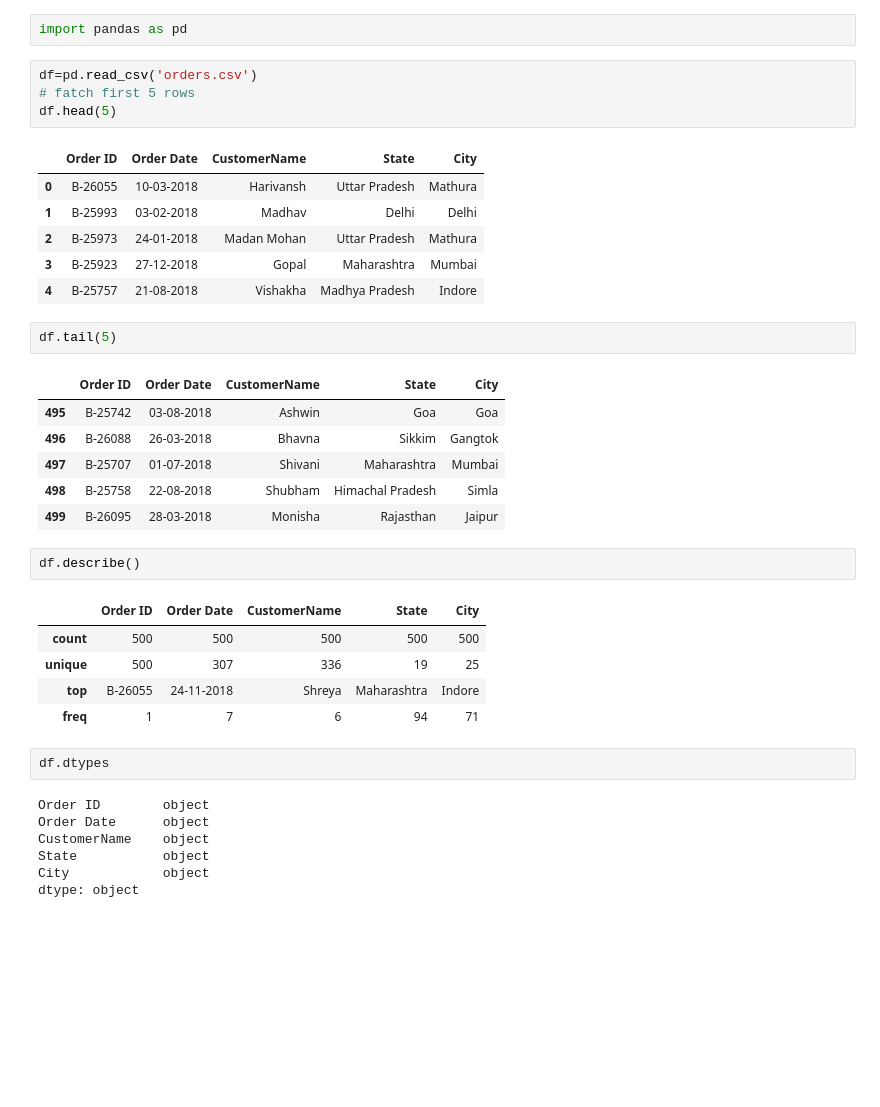
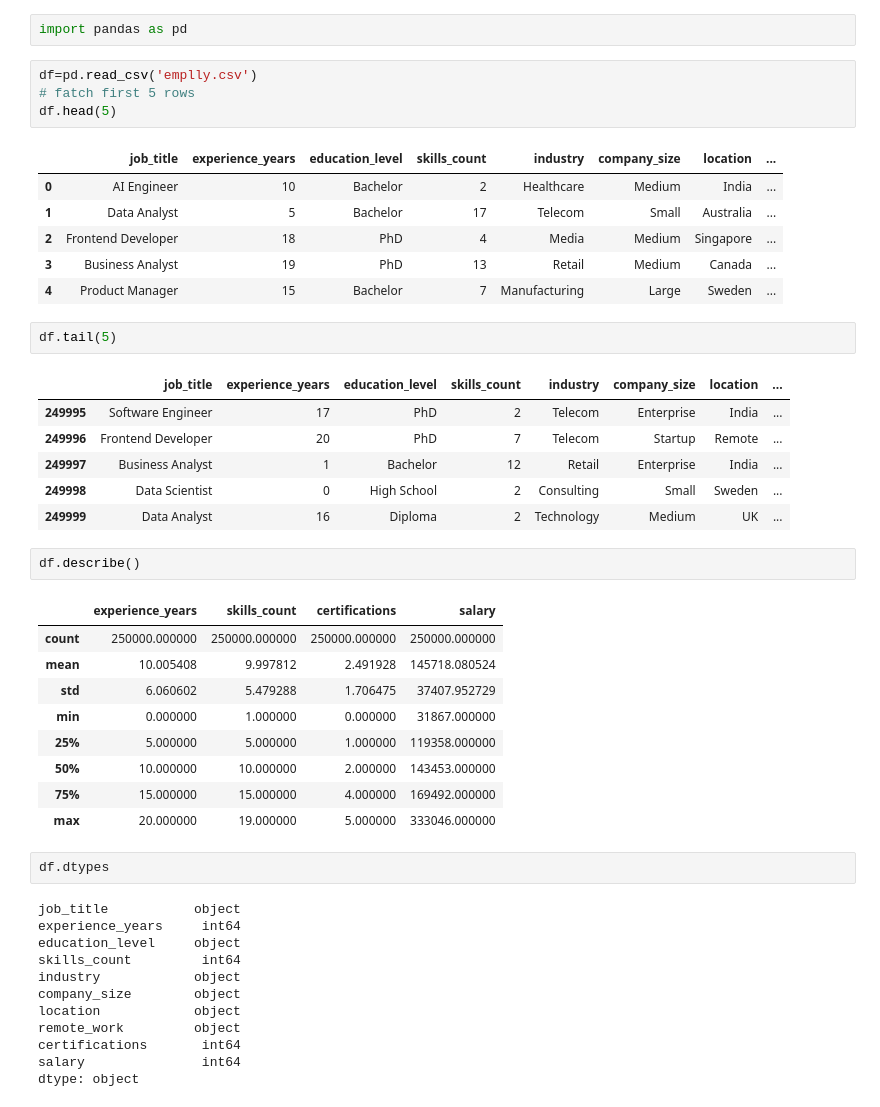
Before and after one commit to omdharb-bit/python, a Jupyter notebook: 10-data-analysis/10.3-datamanipulation.ipynb, the cells around one changed output. Saved outputs shown, nothing was run; the diff lists cells and outputs as text; blank space fills up the shorter version.

Commit message:
read data from csv file

```diff
--- a/10-data-analysis/10.3-datamanipulation.ipynb
+++ b/10-data-analysis/10.3-datamanipulation.ipynb
@@ -16,41 +16,50 @@ Analysis = understanding data (finding patterns, averages, trends)
 # %%
 import pandas as pd
 # %%
-df=pd.read_csv('orders.csv')
+df=pd.read_csv('emplly.csv')
 # fatch first 5 rows
 df.head(5)
 # %% [output]
-|  | Order ID | Order Date | CustomerName | State | City |
-| 0 | B-26055 | 10-03-2018 | Harivansh | Uttar Pradesh | Mathura |
-| 1 | B-25993 | 03-02-2018 | Madhav | Delhi | Delhi |
-| 2 | B-25973 | 24-01-2018 | Madan Mohan | Uttar Pradesh | Mathura |
-| 3 | B-25923 | 27-12-2018 | Gopal | Maharashtra | Mumbai |
-| 4 | B-25757 | 21-08-2018 | Vishakha | Madhya Pradesh | Indore |
+|  | job_title | experience_years | education_level | skills_count | industry | company_size | location | ... |
+| 0 | AI Engineer | 10 | Bachelor | 2 | Healthcare | Medium | India | ... |
+| 1 | Data Analyst | 5 | Bachelor | 17 | Telecom | Small | Australia | ... |
+| 2 | Frontend Developer | 18 | PhD | 4 | Media | Medium | Singapore | ... |
+| 3 | Business Analyst | 19 | PhD | 13 | Retail | Medium | Canada | ... |
+| 4 | Product Manager | 15 | Bachelor | 7 | Manufacturing | Large | Sweden | ... |
 # %%
 df.tail(5)
 # %% [output]
-|  | Order ID | Order Date | CustomerName | State | City |
-| 495 | B-25742 | 03-08-2018 | Ashwin | Goa | Goa |
-| 496 | B-26088 | 26-03-2018 | Bhavna | Sikkim | Gangtok |
-| 497 | B-25707 | 01-07-2018 | Shivani | Maharashtra | Mumbai |
-| 498 | B-25758 | 22-08-2018 | Shubham | Himachal Pradesh | Simla |
-| 499 | B-26095 | 28-03-2018 | Monisha | Rajasthan | Jaipur |
+|  | job_title | experience_years | education_level | skills_count | industry | company_size | location | ... |
+| 249995 | Software Engineer | 17 | PhD | 2 | Telecom | Enterprise | India | ... |
+| 249996 | Frontend Developer | 20 | PhD | 7 | Telecom | Startup | Remote | ... |
+| 249997 | Business Analyst | 1 | Bachelor | 12 | Retail | Enterprise | India | ... |
+| 249998 | Data Scientist | 0 | High School | 2 | Consulting | Small | Sweden | ... |
+| 249999 | Data Analyst | 16 | Diploma | 2 | Technology | Medium | UK | ... |
 # %%
 df.describe()
 # %% [output]
-|  | Order ID | Order Date | CustomerName | State | City |
-| count | 500 | 500 | 500 | 500 | 500 |
-| unique | 500 | 307 | 336 | 19 | 25 |
-| top | B-26055 | 24-11-2018 | Shreya | Maharashtra | Indore |
-| freq | 1 | 7 | 6 | 94 | 71 |
+|  | experience_years | skills_count | certifications | salary |
+| count | 250000.000000 | 250000.000000 | 250000.000000 | 250000.000000 |
+| mean | 10.005408 | 9.997812 | 2.491928 | 145718.080524 |
+| std | 6.060602 | 5.479288 | 1.706475 | 37407.952729 |
+| min | 0.000000 | 1.000000 | 0.000000 | 31867.000000 |
+| 25% | 5.000000 | 5.000000 | 1.000000 | 119358.000000 |
+| 50% | 10.000000 | 10.000000 | 2.000000 | 143453.000000 |
+| 75% | 15.000000 | 15.000000 | 4.000000 | 169492.000000 |
+| max | 20.000000 | 19.000000 | 5.000000 | 333046.000000 |
 # %%
 df.dtypes
 # %% [output]
-Order ID        object
-Order Date      object
-CustomerName    object
-State           object
-City            object
+job_title           object
+experience_years     int64
+education_level     object
+skills_count         int64
+industry            object
+company_size        object
+location            object
+remote_work         object
+certifications       int64
+salary               int64
 dtype: object
 # %%
 # handling missing values
```
Also changed, not shown: parts of 10 cells of this notebook, 8 other files.
